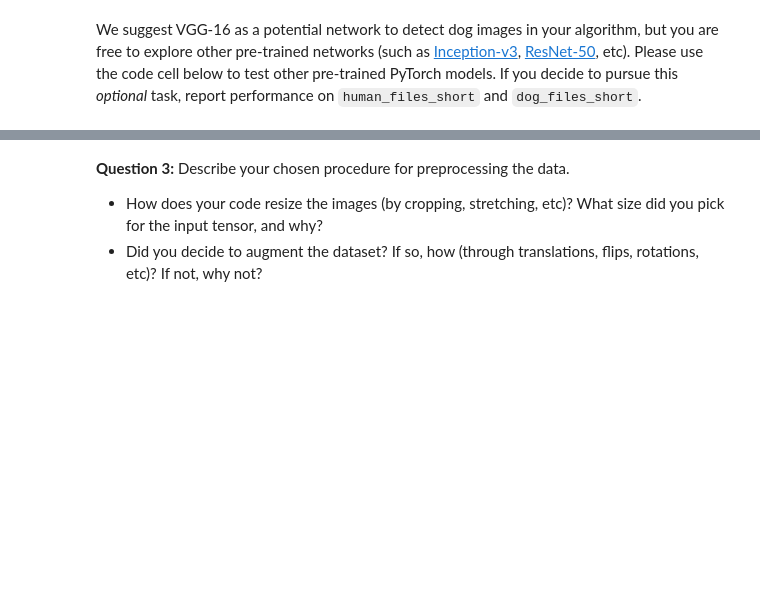
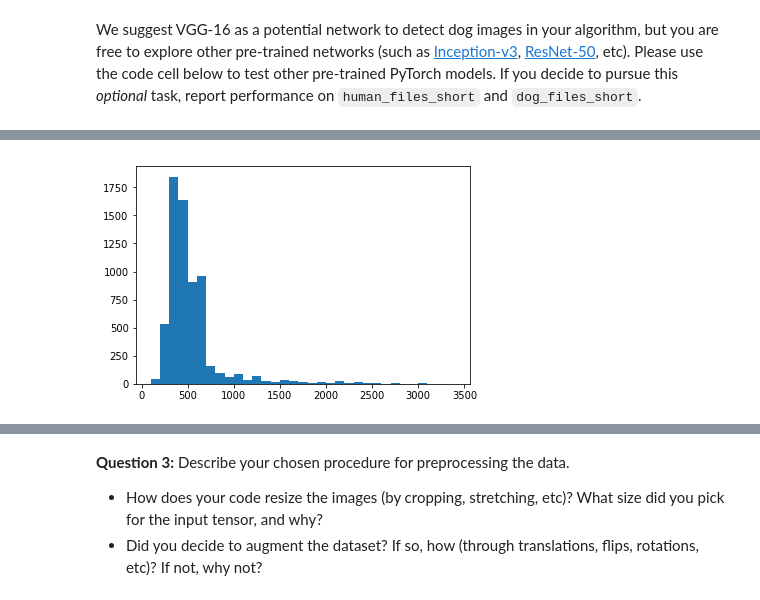
Before and after one commit to huohsien/test_udacity_dlnd, a Jupyter notebook: project-dog-classification/dog_app.ipynb, the cells around one changed output, grey strips where cells are left out. Cells and saved outputs as stored; diff of their text form; code cells hidden in the pictures; blank space fills up the shorter version.

Commit message:
adding some code to show stat of width and height of images in train dataset. This is for trying to answer quesiton 3

```diff
--- a/project-dog-classification/dog_app.ipynb
+++ b/project-dog-classification/dog_app.ipynb
@@ -366,0 +344,22 @@ test_data_loader = torch.utils.data.DataLoader(image_data_test,
+# %%
+import numpy as np
+import cv2
+from tqdm import tqdm
+import matplotlib.pyplot as plt
+dog_train_file_names = np.array(glob("dogImages/train/*/*"))
+dog_valid_file_names = np.array(glob("dogImages/valid/*/*"))
+dog_test_file_names = np.array(glob("dogImages/test/*/*"))
+
+
+heights = list()
+widths = list()
+
+for idx in tqdm(range(len(dog_train_file_names))):
+    img = cv2.imread(dog_train_file_names[idx],0)
+    height, width = img.shape[:2]
+    widths.append(width)
+    heights.append(height)
+# %%
+n,bins,patch = plt.hist(heights,bins=range(100,3500,100))
+# %% [output]
+[figure, added]
```
Also changed, not shown: parts of 14 cells of this notebook.
